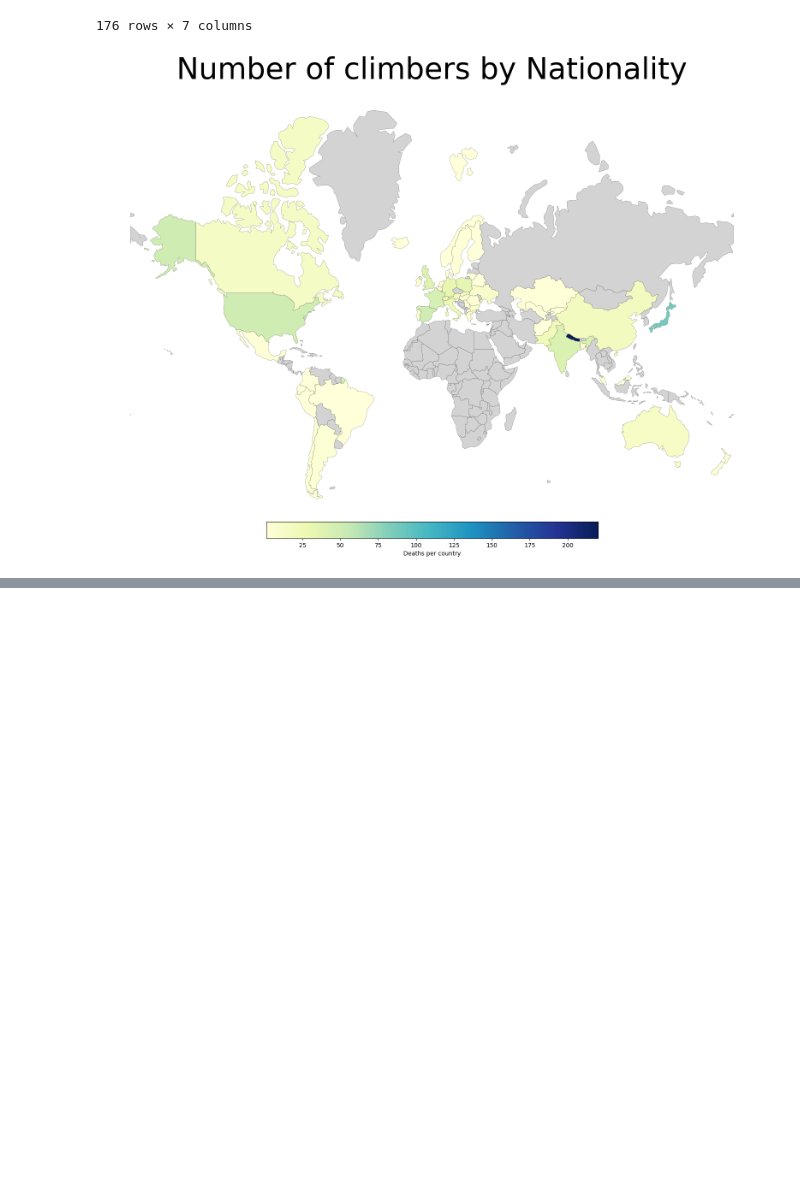
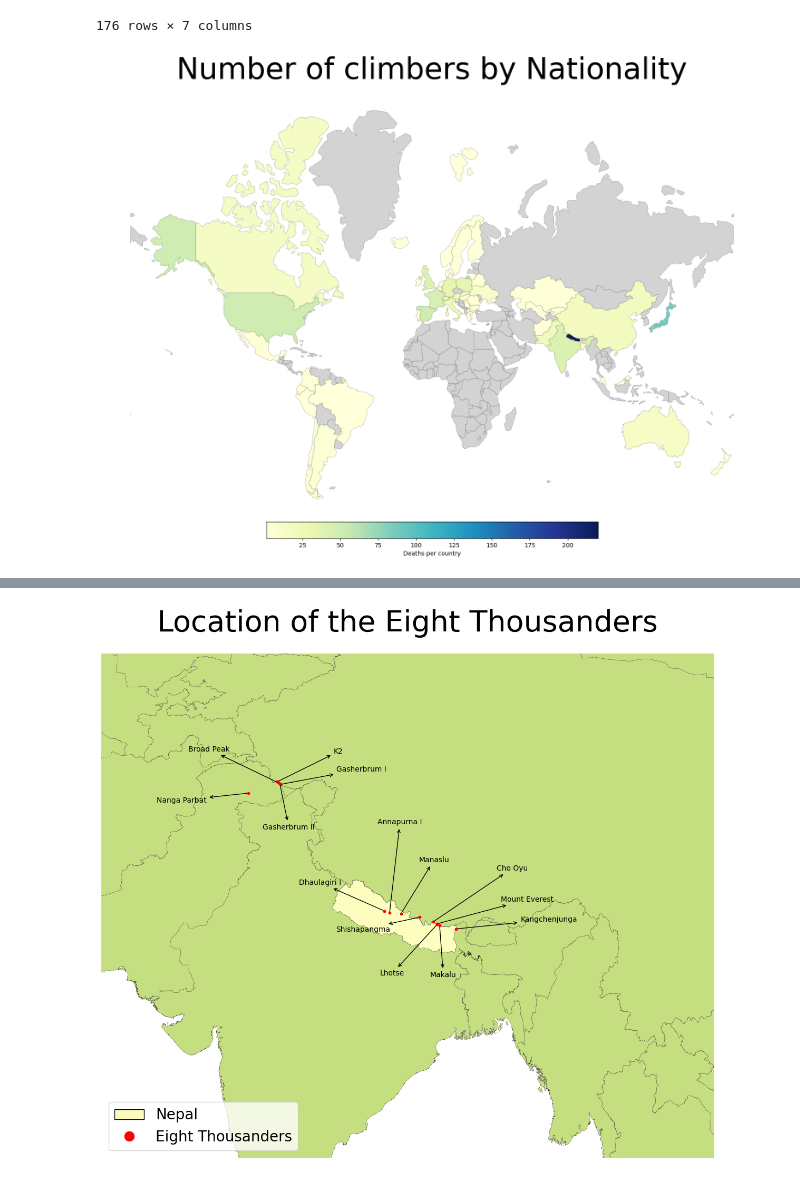
Before and after one commit to dariogemo/deaths_on_eight_thousanders, a Jupyter notebook: deaths_mountains.ipynb, the cells around one changed output, grey strips where cells are left out. Saved outputs shown, nothing was run; the diff lists cells and outputs as text; code cells hidden in the pictures; blank space fills up the shorter version.

Commit message:
added location of the eight thousanders map

```diff
--- a/deaths_mountains.ipynb
+++ b/deaths_mountains.ipynb
@@ -346,3 +349,5 @@ ax.axis('off')
 plt.show()
 # %% [output]
 [figure]
+# %%
+asia = gpd.read_file('data\Asia_Russia.shp')
@@ -348,0 +363,4 @@ plt.show()
+# %%
+asia['is_nepal'] = asia['NAME'] == 'NEPAL'
+asia['is_nepal'].replace(False, np.nan, inplace = True)
+asia['is_nepal'].replace(True, 'Nepal', inplace = True)
@@ -348,0 +376,56 @@ plt.show()
+# %%
+def annotation(gdf, mountain_name, x_offset, y_offset):
+    x, y = gdf_8thousanders.loc[mountain_name].Coordinates.x, gdf_8thousanders.loc[mountain_name].Coordinates.y
+    ax.annotate(mountain_name,
+                (x, y),
+                xytext = (x-x_offset, y-y_offset),
+                textcoords = "offset points",
+                fontsize = 10,
+                ha = 'left',
+                va = 'bottom',
+                arrowprops = dict(arrowstyle="<-", connectionstyle="arc3, rad=0"))
+# %%
+cmap = matplotlib.colormaps.get_cmap('magma_r')
+magma_palette_1 = cmap(1)
+
+fig, ax = plt.subplots(1, 1, figsize = (15, 15))
+plt.title('Location of the Eight Thousanders', fontsize = 40, pad = 30)
+ax.set_xlim(65, 105)
+ax.set_ylim(15, 43)
+ax.axis('off')
+magma_patch = mpatches.Patch(facecolor = magma_palette_1, edgecolor = 'black')
+red_dot = plt.Line2D([], [], color = 'white', marker = 'o', markerfacecolor = 'red', markersize = 15)
+
+asia.plot(ax = ax,
+          edgecolor = '0.1',
+          linewidth = 0.2,
+          column = 'is_nepal',
+          missing_kwds = {"color": "#c5de7f"},
+          legend = True,
+          cmap = 'magma_r')
+ax.legend(handles = [magma_patch, red_dot],
+          labels = ['Nepal', 'Eight Thousanders'],
+          loc = 'lower left',
+          fontsize = 20)
+
+gdf_8thousanders.plot(color = 'red',
+                      ax = ax,
+                      markersize = 10)
+for element in ['Mount Everest', 'K2']:
+    annotation(gdf_8thousanders, element, 0, 0)
+for element in ['Dhaulagiri I', 'Broad Peak']:
+    annotation(gdf_8thousanders, element, 200, -5)
+for element in ['Makalu', 'Gasherbrum II']:
+    annotation(gdf_8thousanders, element, 100, 100)
+for element in ['Gasherbrum I', 'Kangchenjunga']:
+    annotation(gdf_8thousanders, element, 0, 20)
+annotation(gdf_8thousanders, 'Lhotse', 165, 100)
+for element in ['Shishapangma', 'Nanga Parbat']:
+    annotation(gdf_8thousanders, element, 200, 50)
+annotation(gdf_8thousanders, 'Annapurna I', 100, -90)
+annotation(gdf_8thousanders, 'Cho Oyu', 0, -40)
+annotation(gdf_8thousanders, 'Manaslu', 60, -40)
+
+plt.show()
+# %% [output]
+[figure, added]
```
Also changed, not shown: parts of 3 cells of this notebook, 1 other file.
